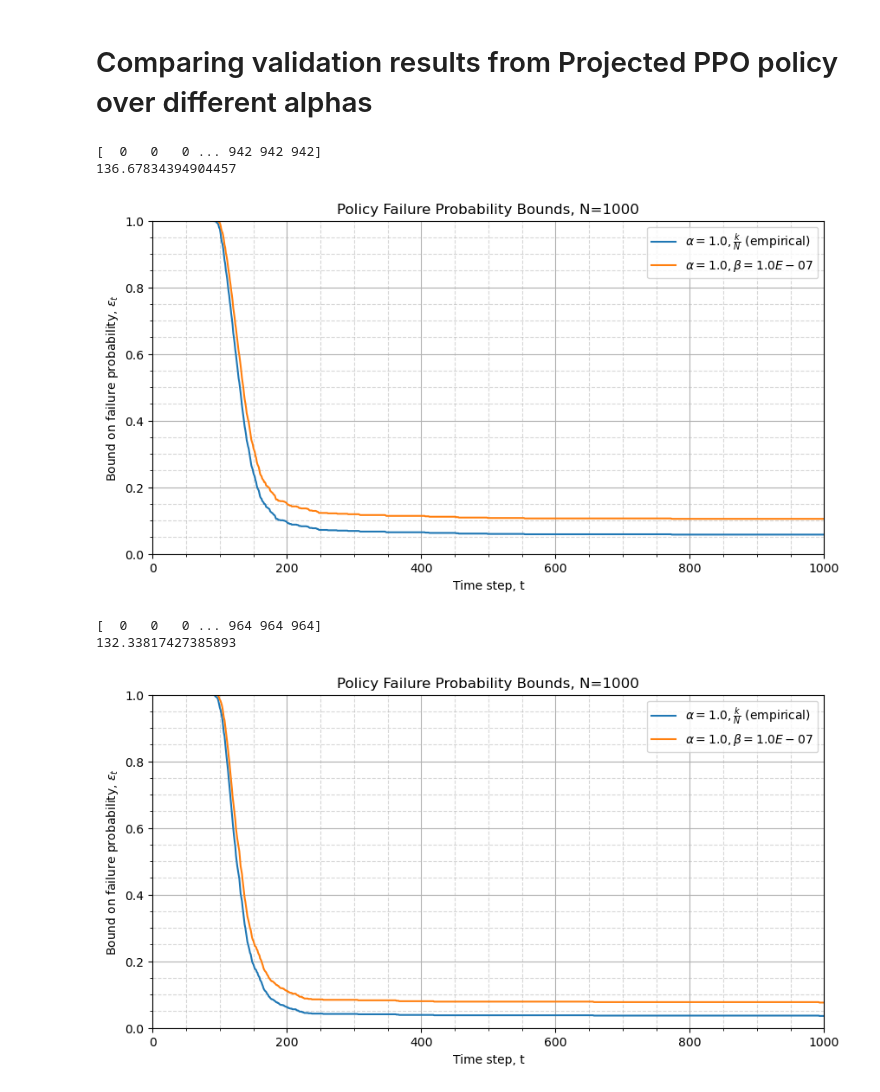
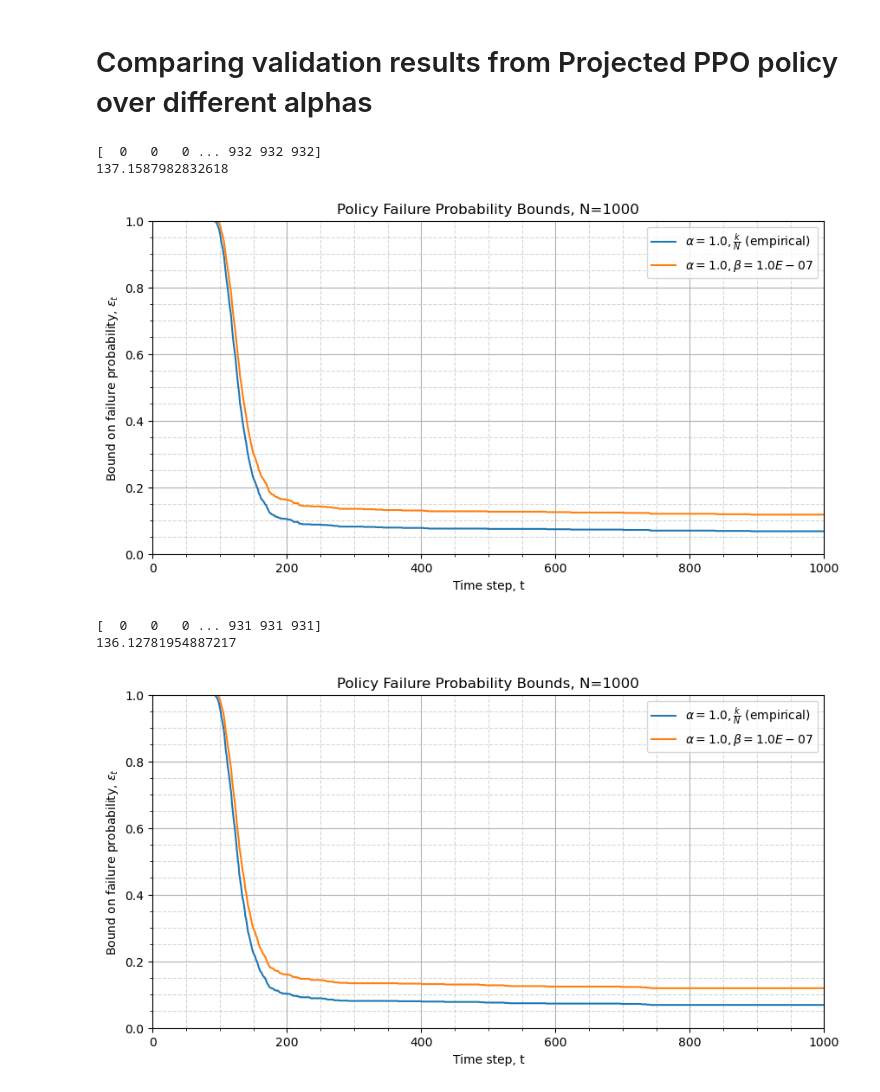
Before and after one commit to JacquesCloete/sport, a Jupyter notebook: notebooks/envs/comparing_validation_over_alphas.ipynb, the cells around one changed output. Saved outputs shown, nothing was run; the diff lists cells and outputs as text; code cells hidden in the pictures.

```diff
--- a/notebooks/envs/comparing_validation_over_alphas.ipynb
+++ b/notebooks/envs/comparing_validation_over_alphas.ipynb
@@ -4,7 +4,7 @@
 from rl_vcf.validate.utils import load_scenario_database
 # %%
 alpha_1_db = load_scenario_database(
-    "../../src/rl_vcf/outputs/2024-12-20/16-00-43/task_policy_db.pkl"
+    "../../src/rl_vcf/outputs/2024-12-20/17-24-17/task_policy_db.pkl"
 )
 fig, ax = alpha_1_db.plot_epsilons(
     plot_empirical=True,
@@ -13,22 +13,22 @@ fig, ax = alpha_1_db.plot_epsilons(
 print(alpha_1_db.get_num_successes())
 print(alpha_1_db.get_mean_successful_time_taken())
 # %% [output]
-[  0   0   0 ... 942 942 942]
-136.67834394904457
+[  0   0   0 ... 932 932 932]
+137.1587982832618
-[figure, old version]
+[figure, new version]
 # %%
 alpha_1_02_db = load_scenario_database(
-    "../../src/rl_vcf/outputs/2024-12-20/16-15-32/task_policy_db.pkl"
+    "../../src/rl_vcf/outputs/2024-12-20/17-52-43/task_policy_db.pkl"
 )
 fig, ax = alpha_1_02_db.plot_epsilons(
     plot_empirical=True,
     confs=[0.9999999],
 )
 print(alpha_1_02_db.get_num_successes())
 print(alpha_1_02_db.get_mean_successful_time_taken())
 # %% [output]
-[  0   0   0 ... 964 964 964]
-132.33817427385893
+[  0   0   0 ... 931 931 931]
+136.12781954887217
-[figure, old version]
+[figure, new version]
 # %%
 alpha_1_1_db = load_scenario_database(
```
Also changed, not shown: parts of 7 cells of this notebook.
